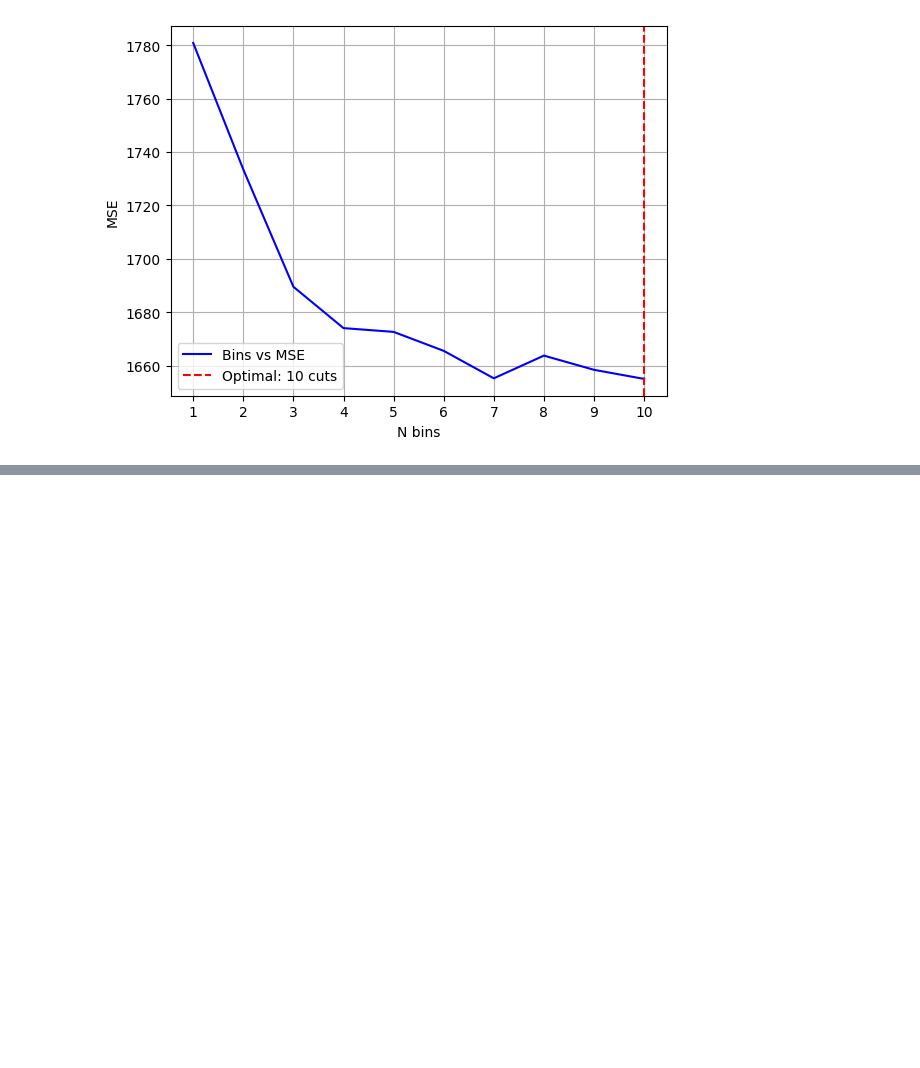
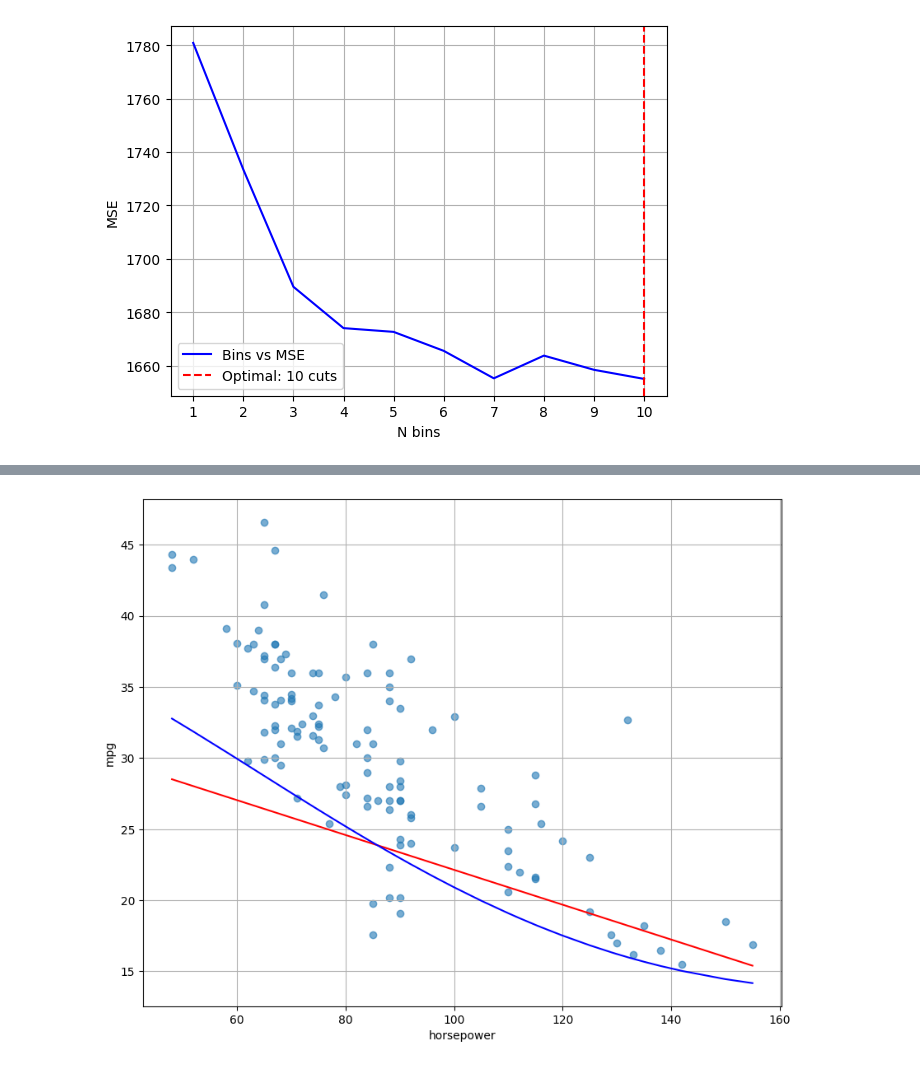
Before and after one commit to Mitfort/StatisticalLearning, a Jupyter notebook: Lab7/exercises.ipynb, the cells around one changed output, grey strips where cells are left out. Saved outputs shown, nothing was run; the diff lists cells and outputs as text; code cells hidden in the pictures; blank space fills up the shorter version.

```diff
--- a/Lab7/exercises.ipynb
+++ b/Lab7/exercises.ipynb
@@ -215,0 +263,31 @@ plt.show()
+# %%
+N = len(X)
+split_idx = int(N * 0.7)
+x_train,x_test = X[:split_idx],X[split_idx:]
+y_train,y_test = y[:split_idx],y[split_idx:]
+# %%
+x_train = x_train.reshape(-1,1)
+x_test = x_test.reshape(-1,1)
+# %%
+linear = LinearRegression().fit(x_train,y_train)
+y_hat_linear = linear.predict(x_test)
+# %%
+poly = Pipeline([
+    ("Polynomial",PolynomialFeatures(degree=4)),
+    ("Regression", LinearRegression())
+])
+
+poly.fit(x_train,y_train)
+y_hat_poly = poly.predict(x_test)
+# %%
+sort_idx2 = np.argsort(x_test.flatten())
+plt.figure(figsize=(10,8))
+plt.scatter(x_test,y_test, alpha=.6, label="Dane")
+plt.plot(x_test.flatten()[sort_idx2],y_hat_linear[sort_idx2],color='red',label="Liniowy")
+plt.plot(x_test.flatten()[sort_idx2],y_hat_poly[sort_idx2],color='blue',label="Wielomianowy degree = 4")
+plt.xlabel("horsepower")
+plt.ylabel("mpg")
+plt.grid(True)
+plt.show()
+# %% [output]
+[figure, added]
```
Also changed, not shown: parts of 9 cells of this notebook.
